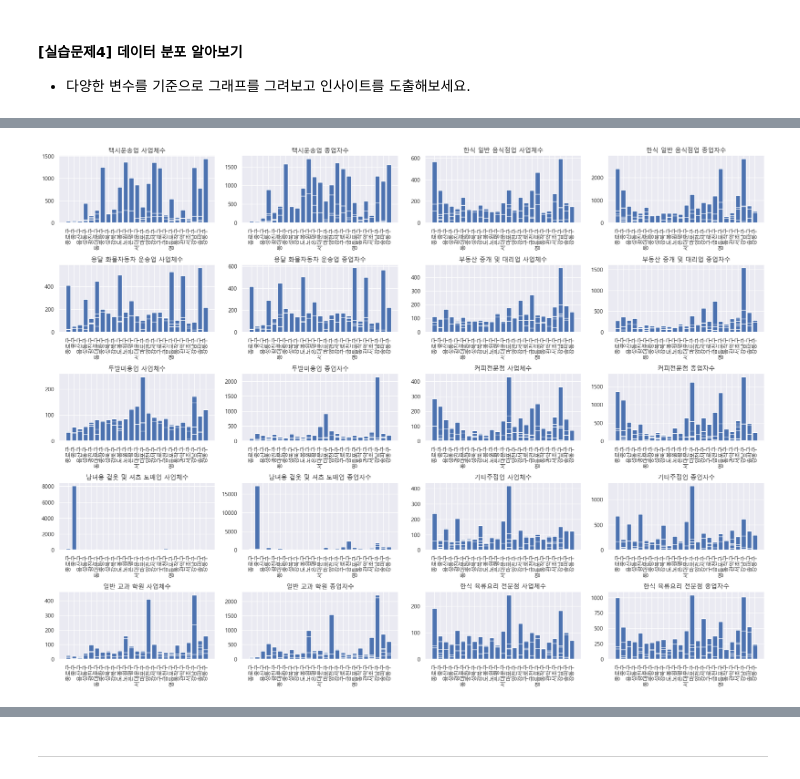
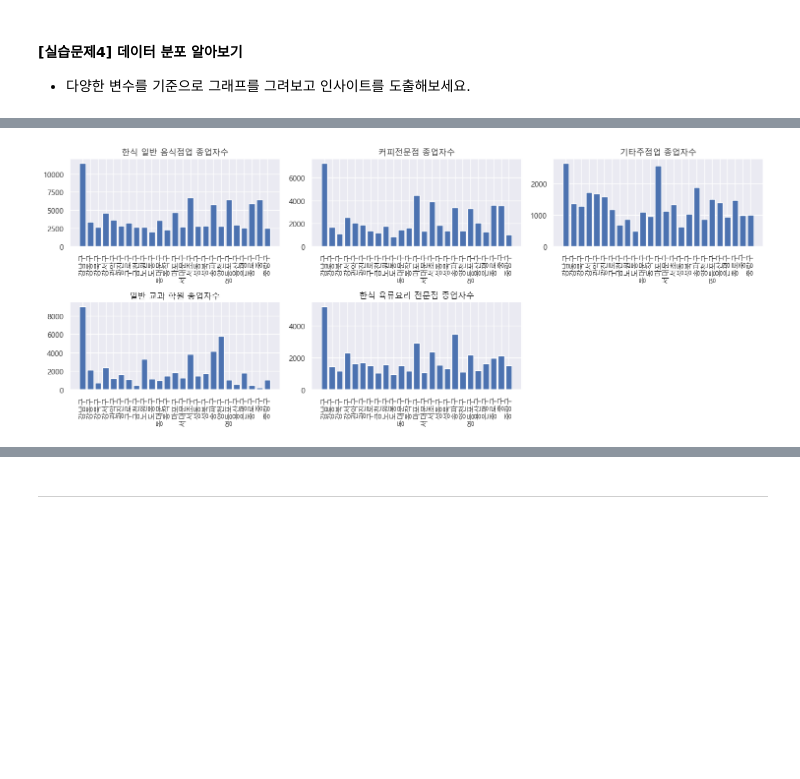
Before and after one commit to Jihwan98/aivle_school, a Jupyter notebook: 2023.02.13_미니프로젝트1차_실습자료/1.4 데이터 불러오기 및 분석(EDA)_1차_업종등록데이터.ipynb, the cells around one changed output, grey strips where cells are left out. Drawn from its saved outputs; the diff is of its cells as text; code cells hidden in the pictures; blank space fills up the shorter version.

```diff
--- a/2023.02.13_미니프로젝트1차_실습자료/1.4 데이터 불러오기 및 분석(EDA)_1차_업종등록데이터.ipynb
+++ b/2023.02.13_미니프로젝트1차_실습자료/1.4 데이터 불러오기 및 분석(EDA)_1차_업종등록데이터.ipynb
@@ -160,6 +160,10 @@ seoul_business.columns = ['자치구', '동', '택시운송업 사업체수', '
         '두발미용업 사업체수', '두발미용업 종업자수', '커피전문점 사업체수', '커피전문점 종업자수', '남녀용 겉옷 및 셔츠 도매업 사업체수',
         '남녀용 겉옷 및 셔츠 도매업 종업자수', '기타주점업 사업체수', '기타주점업 종업자수', '일반 교과 학원 사업체수', '일반 교과 학원 종업자수',
         '한식 육류요리 전문점 사업체수', '한식 육류요리 전문점 종업자수']
+# %%
+# 컬럼 선택
+column_list = ['자치구', '동', '한식 일반 음식점업 종업자수', '커피전문점 종업자수', '기타주점업 종업자수', '일반 교과 학원 종업자수', '한식 육류요리 전문점 종업자수']
+seoul_business = seoul_business[column_list]
 # %%
 # 3번째 행 부터 데이터 사용
 seoul_business = seoul_business[3:]
@@ -248,0 +225,3 @@ memory usage: 72.7+ KB
+# %%
+# 구가 여러개로 나누어져 있으므로, 합치기
+seoul_business = seoul_business.groupby(['자치구'], as_index=False)[list(seoul_business)[1:]].sum()
@@ -355,15 +285,15 @@ temp = seoul_business.drop('자치구', axis=1).astype('int')
 # %%
 # 아래에 실습코드를 작성하고 결과를 확인합니다.
 
-plt.figure(figsize=(20, 15))
+plt.figure(figsize=(15, 6))
 for i in range(1, len(list(seoul_business))):
-    plt.subplot(5, 4, i)
+    plt.subplot(2, 3, i)
     plt.title(list(seoul_business)[i])
-    plt.bar(seoul_business['자치구'], temp[list(seoul_business)[i]])
+    plt.bar(seoul_business['자치구'], seoul_business[list(seoul_business)[i]])
     plt.xticks(rotation=90)
 
 plt.tight_layout()
 plt.show()
 # %% [output]
-[figure, old version]
+[figure, new version]
 # %%
```
Also changed, not shown: parts of 14 cells of this notebook, 4 other files.
